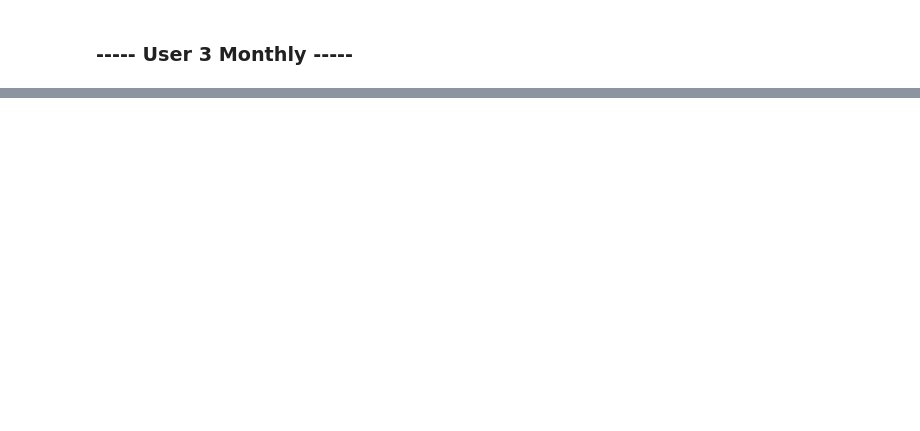
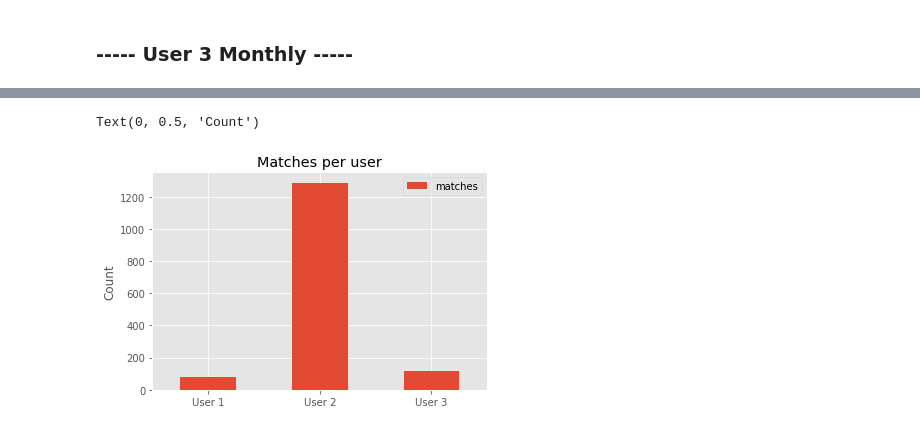
Before and after one commit to zaltaie/TinderBot, a Jupyter notebook: visuals.ipynb, the cells around one changed output, grey strips where cells are left out. Saved outputs shown, nothing was run; the diff lists cells and outputs as text; code cells hidden in the pictures; blank space fills up the shorter version.

```diff
--- a/visuals.ipynb
+++ b/visuals.ipynb
@@ -402,0 +384,11 @@ Text(0.5, 1.0, 'Monthly messages')
+# %%
+matches = [df_1_matches, df_2_matches, df_3_matches]
+
+index = ['User 1', 'User 2', 'User 3']
+df = pd.DataFrame({'matches': matches}, index=index)
+ax = df.plot.bar(rot=0)
+ax.set_title('Matches per user')
+ax.set_ylabel("Count")
+# %% [output]
+Text(0, 0.5, 'Count')
+[figure, added]
```
Also changed, not shown: parts of 14 cells of this notebook.
